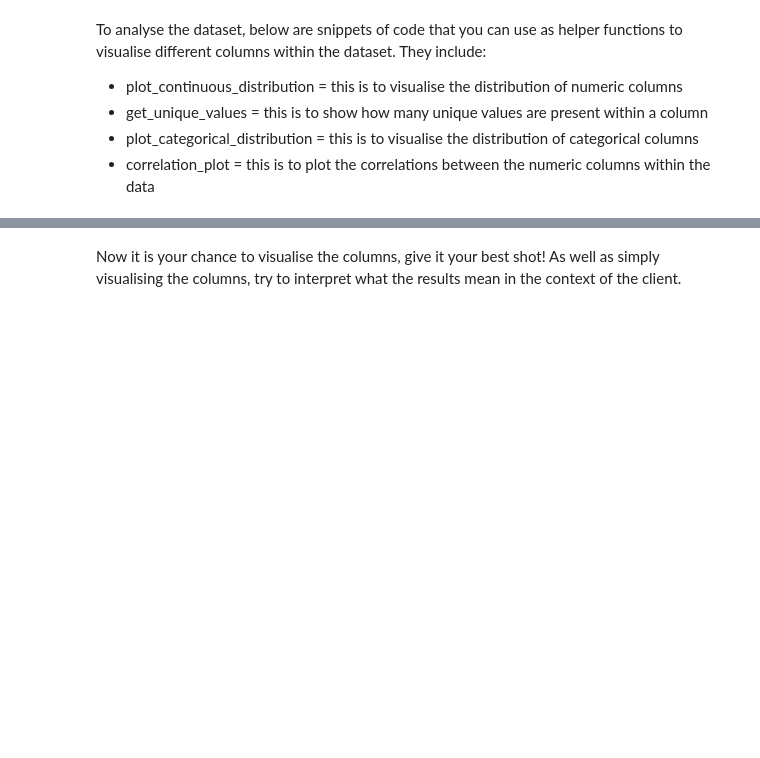
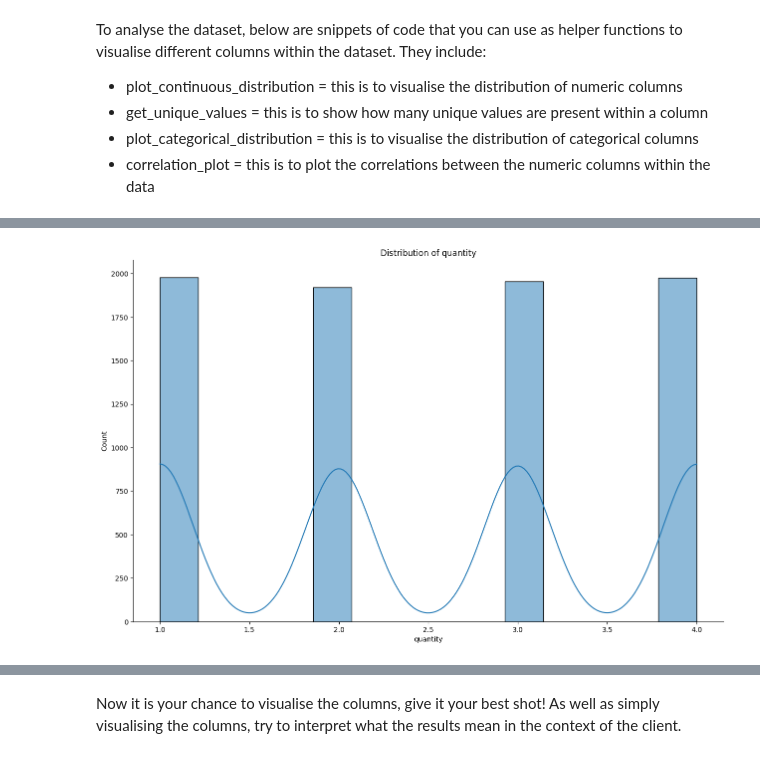
Before and after one commit to Dhru-win/cognizant, a Jupyter notebook: eda.ipynb, the cells around one changed output, grey strips where cells are left out. Saved outputs shown, nothing was run; the diff lists cells and outputs as text; code cells hidden in the pictures; blank space fills up the shorter version.

```diff
--- a/eda.ipynb
+++ b/eda.ipynb
@@ -148,0 +174,4 @@ def correlation_plot(data: pd.DataFrame = None):
+# %%
+plot_continuous_distribution(df, 'quantity')
+# %% [output]
+[figure, added]
```
Also changed, not shown: parts of 7 cells of this notebook.
